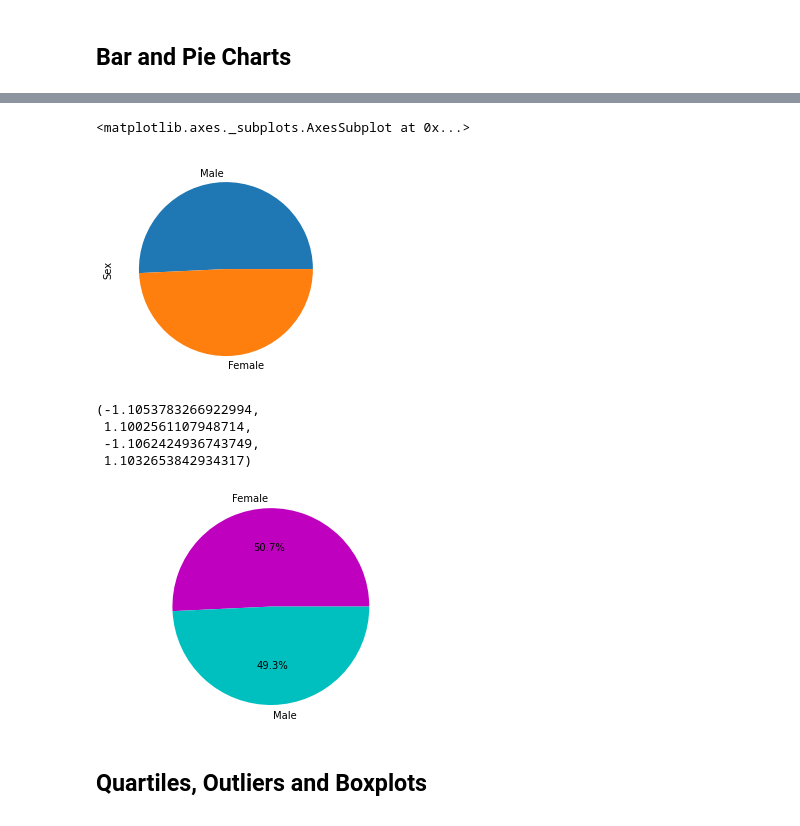
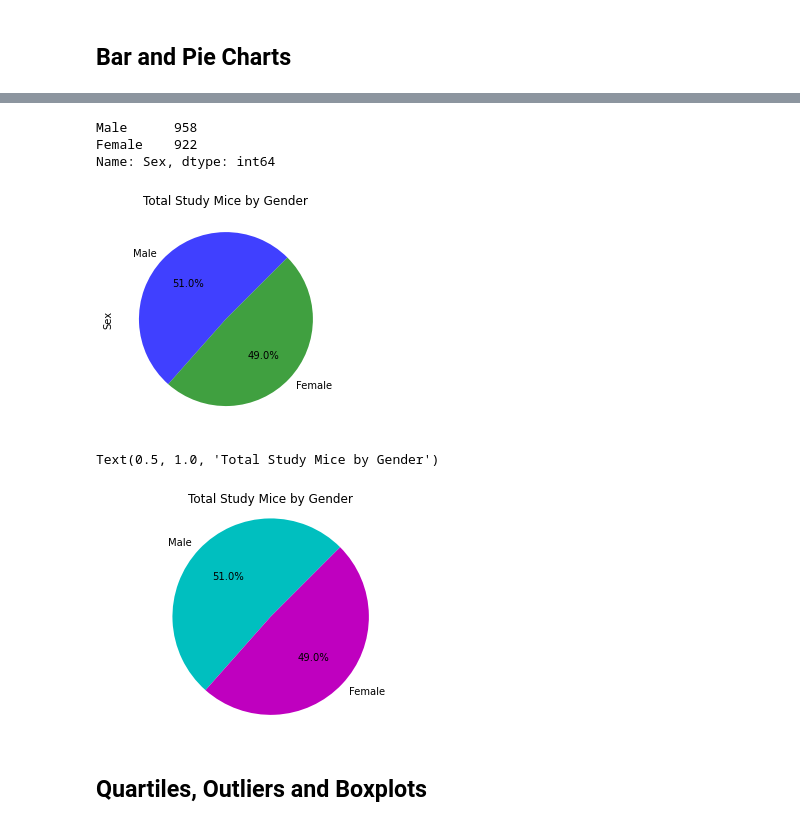
Before and after one commit to Pip85/matplotlib-challenge, a Jupyter notebook: Pymaceuticals/pymaceuticals.ipynb, the cells around one changed output, grey strips where cells are left out. Saved outputs shown, nothing was run; the diff lists cells and outputs as text; code cells hidden in the pictures.

```diff
--- a/Pymaceuticals/pymaceuticals.ipynb
+++ b/Pymaceuticals/pymaceuticals.ipynb
@@ -56,4 +65,3 @@ mouse_dup2
 # %%
 # Create a clean DataFrame by dropping the duplicate mouse by its ID.
-mouse_study = mouse_study_preclean.drop([909, 911, 913, 915, 917])
-mouse_study.head()
+mouse_study = mouse_study_preclean.drop([908, 909, 910, 911, 912, 913, 914, 915, 916, 917, 918, 919, 920])
@@ -145,32 +148,28 @@ plt.xticks(rotation = 90)
 # %%
 # Generate a pie plot showing the distribution of female versus male mice using pandas
 # df.plot(kind='pie', y = 'total_arrests', ax=ax1, autopct='%1.1f%%',
 #  startangle=90, shadow=False, labels=df['officer_name'], legend = False, fontsize=14)
 labels = ["Female","Male"]
-gender_split = mouse_study["Sex"].value_counts()
-mouse_study["Sex"].value_counts().plot(kind='pie')
-# mouse_study.plot(kind="pie, y = ["Sex"], ax=ax1, autopct = "%1.1f%%", labels = labels)
 
-
-
-# gender_list = mouse_study["Sex"]
-# gender_chart = mouse_study.plot.pie(y ="Sex")
+mouse_study["Sex"].value_counts().plot(kind='pie', autopct = "%1.1f%%", startangle = 45, colors = ["blue","green"],
+                                       wedgeprops={'alpha':0.75}, title = "Total Study Mice by Gender")
+mouse_study['Sex'].value_counts()
 # %% [output]
-<matplotlib.axes._subplots.AxesSubplot at 0x...>
+Male      958
+Female    922
+Name: Sex, dtype: int64
-[figure, old version]
+[figure, new version]
 # %%
 # Generate a pie plot showing the distribution of female versus male mice using pyplot
-labels = ["Female","Male"]
+labels = ["Male","Female"]
 gender_split = mouse_study["Sex"].value_counts()
-colors = ["m", "c"]
-plt.pie(gender_split, labels = labels, colors = colors, autopct = "%1.1f%%")
+colors = ["c", "m"]
+plt.pie(gender_split, labels = labels, colors = colors, autopct = "%1.1f%%", startangle = 45)
 plt.axis("equal")
+plt.title("Total Study Mice by Gender")
 # %% [output]
-(-1.1053783266922994,
- 1.1002561107948714,
- -1.1062424936743749,
- 1.1032653842934317)
+Text(0.5, 1.0, 'Total Study Mice by Gender')
-[figure, old version]
+[figure, new version]
 # %% [markdown]
 ## Quartiles, Outliers and Boxplots
 # %%
```
Also changed, not shown: parts of 9 cells of this notebook.
